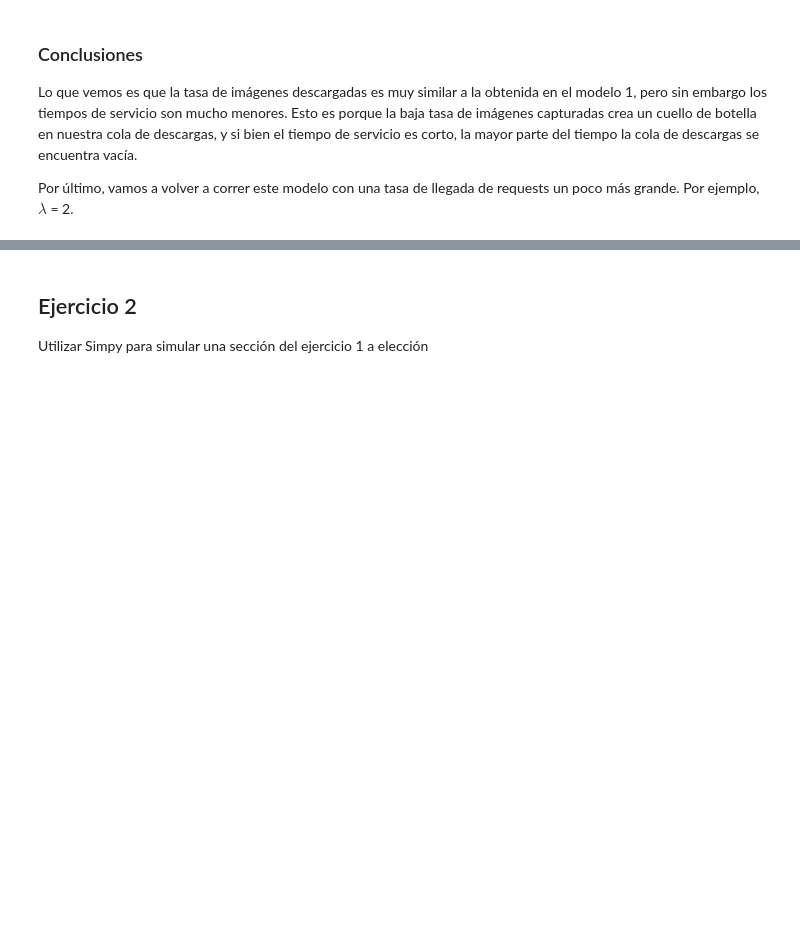
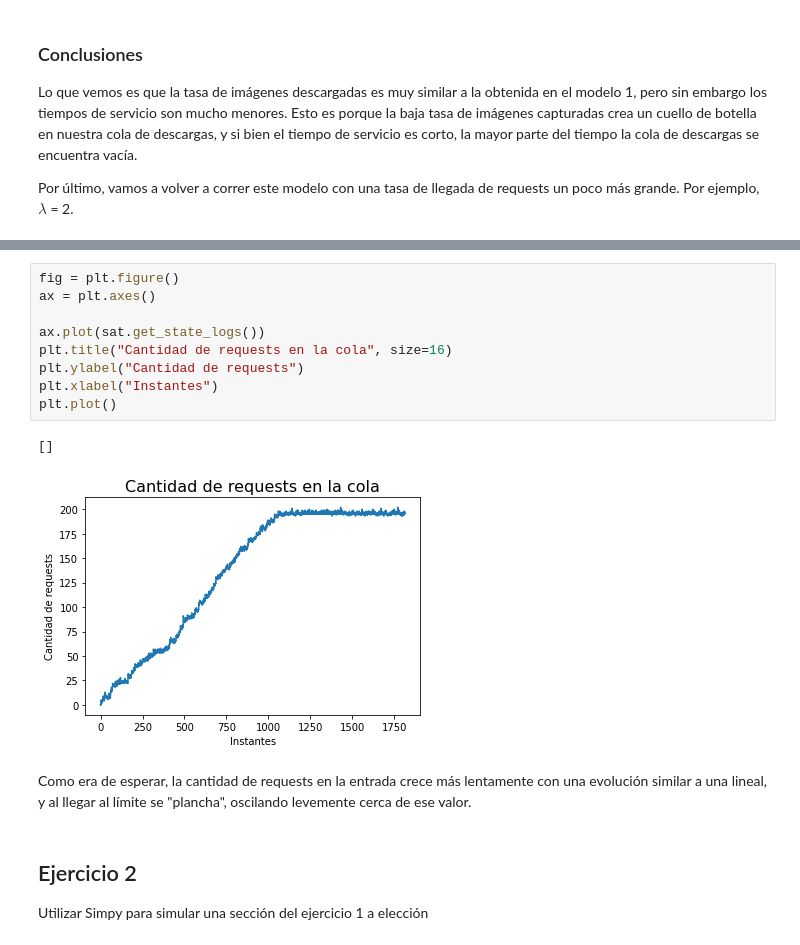
Before and after one commit to AldoRastrelli/Simulacion-FIUBA, a Jupyter notebook: TP2.ipynb, the cells around one changed output, grey strips where cells are left out. Cells and saved outputs as stored; diff of their text form; blank space fills up the shorter version.

```diff
--- a/TP2.ipynb
+++ b/TP2.ipynb
@@ -510,3 +535,17 @@ Service Rate Per Day: 1149.0
+# %%
+fig = plt.figure()
+ax = plt.axes()
+
+ax.plot(sat.get_state_logs())
+plt.title("Cantidad de requests en la cola", size=16)
+plt.ylabel("Cantidad de requests")
+plt.xlabel("Instantes")
+plt.plot()
+# %% [output]
+[]
+[figure, added]
+# %% [markdown]
+Como era de esperar, la cantidad de requests en la entrada crece más lentamente con una evolución similar a una lineal, y al llegar al límite se "plancha", oscilando levemente cerca de ese valor.
 # %% [markdown]
 ## Ejercicio 2
 Utilizar Simpy para simular una sección del ejercicio 1 a elección
```
Also changed, not shown: parts of 11 cells of this notebook.
